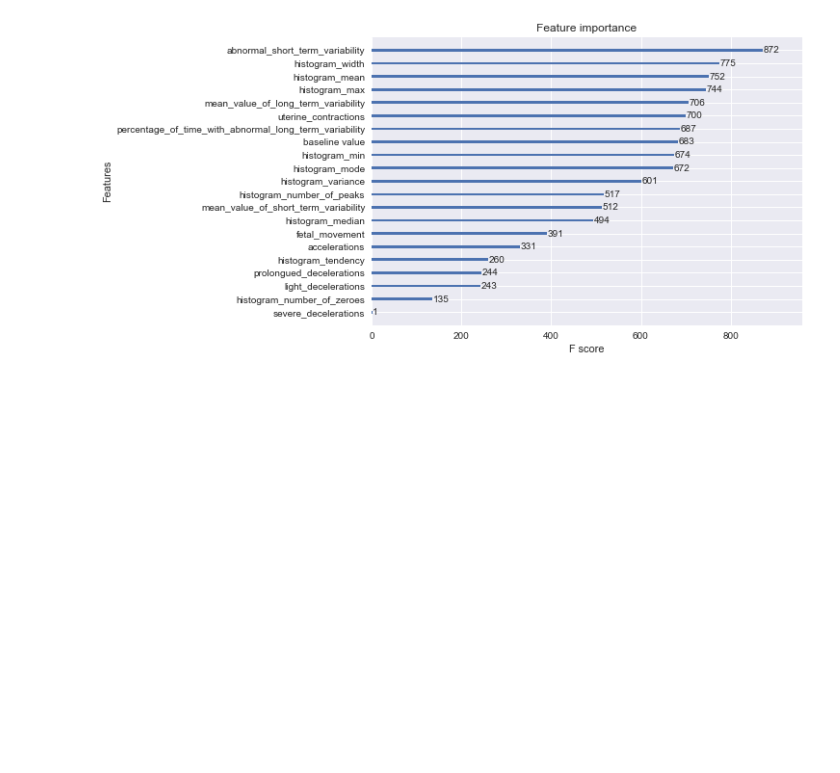
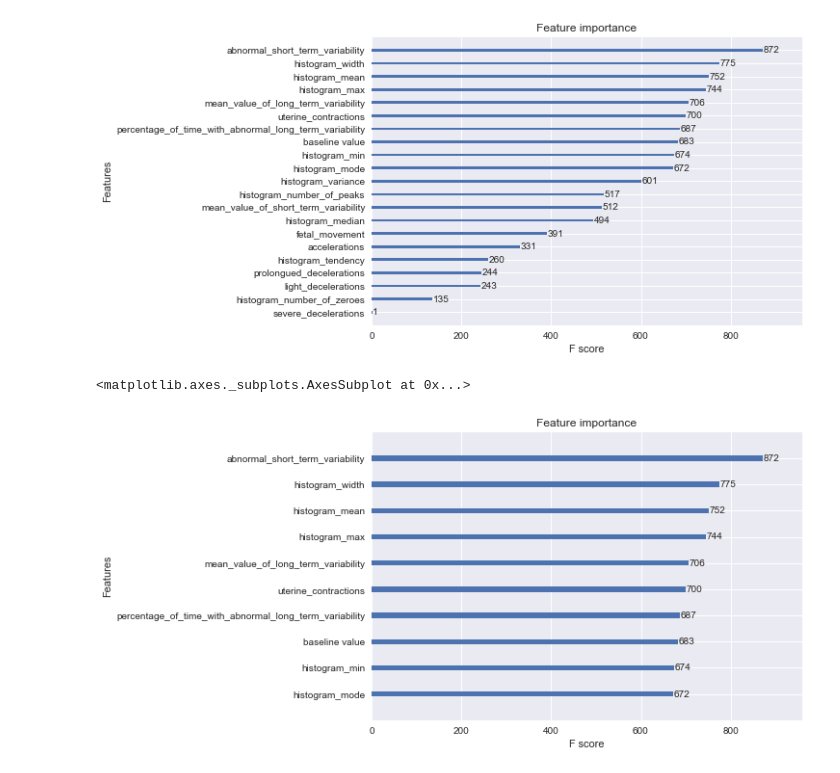
Before and after one commit to Jacobheyman702/Predicting-Fetal-Risk-Using-Cardiotocographic-Data, a Jupyter notebook: vanilla_model_cleaned.ipynb, the cells around one changed output. Saved outputs shown, nothing was run; the diff lists cells and outputs as text; code cells hidden in the pictures; blank space fills up the shorter version.

Commit message:
new image

```diff
--- a/vanilla_model_cleaned.ipynb
+++ b/vanilla_model_cleaned.ipynb
@@ -625,3 +625,8 @@ plot_importance(grid_xg.best_estimator_)
 # %% [output]
 <matplotlib.axes._subplots.AxesSubplot at 0x...>
 [figure]
+# %%
+plot_importance(grid_xg.best_estimator_,max_num_features=10)
+# %% [output]
+<matplotlib.axes._subplots.AxesSubplot at 0x...>
+[figure, added]
```
Also changed, not shown: 1 other file.
